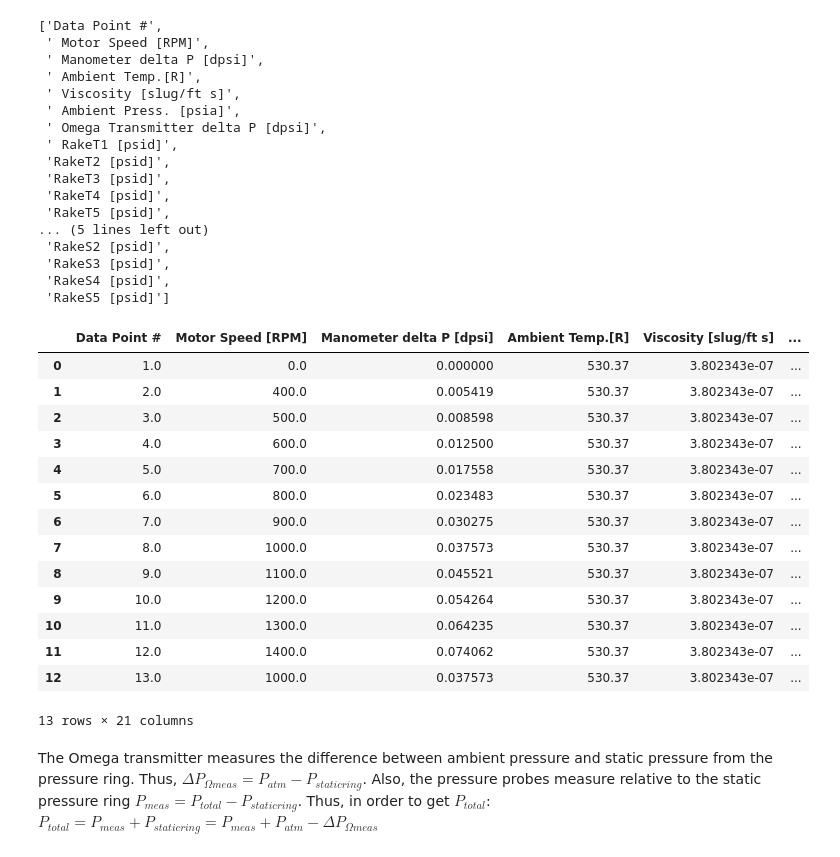
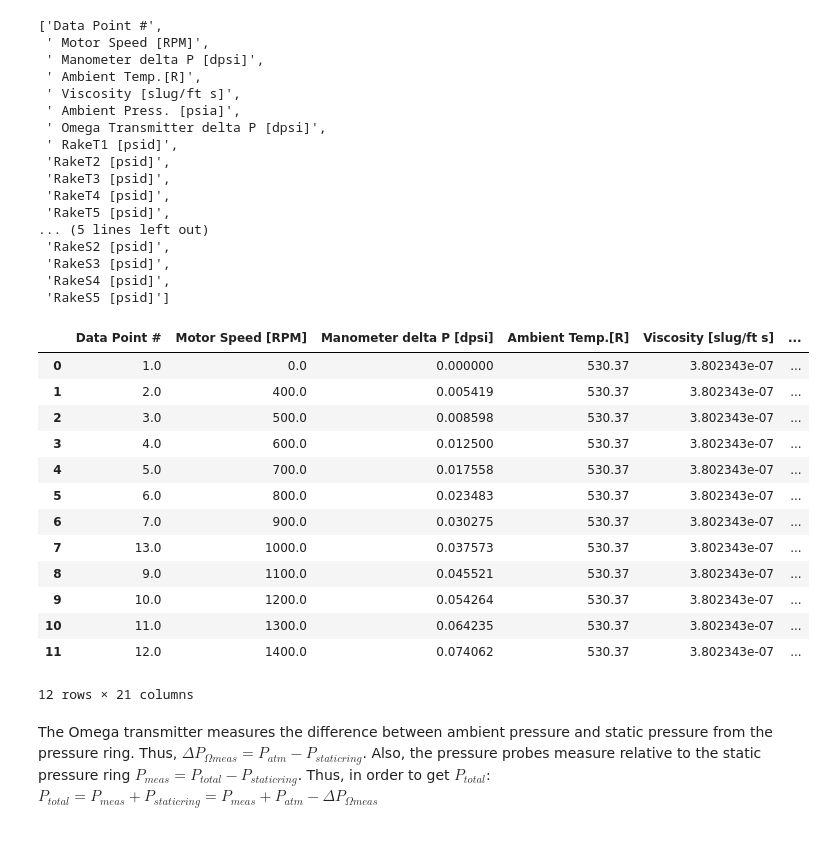
Before and after one commit to insfyre/ae460-fa24-abx, a Jupyter notebook: lab1/lab1.ipynb, the cells around one changed output. Saved outputs shown, nothing was run; the diff lists cells and outputs as text; code cells hidden in the pictures.

```diff
--- a/lab1/lab1.ipynb
+++ b/lab1/lab1.ipynb
@@ -25,24 +25,26 @@ cols
  'RakeS3 [psid]',
  'RakeS4 [psid]',
  'RakeS5 [psid]']
-# %%
-df #prints the dataframe for viewing
-# %% [output]
-|  | Data Point # | Motor Speed [RPM] | Manometer delta P [dpsi] | Ambient Temp.[R] | Viscosity [slug/ft s] | ... |
-| 0 | 1.0 | 0.0 | 0.000000 | 530.37 | 3.802343e-07 | ... |
-| 1 | 2.0 | 400.0 | 0.005419 | 530.37 | 3.802343e-07 | ... |
-| 2 | 3.0 | 500.0 | 0.008598 | 530.37 | 3.802343e-07 | ... |
-| 3 | 4.0 | 600.0 | 0.012500 | 530.37 | 3.802343e-07 | ... |
-| 4 | 5.0 | 700.0 | 0.017558 | 530.37 | 3.802343e-07 | ... |
-| 5 | 6.0 | 800.0 | 0.023483 | 530.37 | 3.802343e-07 | ... |
-| 6 | 7.0 | 900.0 | 0.030275 | 530.37 | 3.802343e-07 | ... |
-| 7 | 8.0 | 1000.0 | 0.037573 | 530.37 | 3.802343e-07 | ... |
-| 8 | 9.0 | 1100.0 | 0.045521 | 530.37 | 3.802343e-07 | ... |
-| 9 | 10.0 | 1200.0 | 0.054264 | 530.37 | 3.802343e-07 | ... |
-| 10 | 11.0 | 1300.0 | 0.064235 | 530.37 | 3.802343e-07 | ... |
-| 11 | 12.0 | 1400.0 | 0.074062 | 530.37 | 3.802343e-07 | ... |
-| 12 | 13.0 | 1000.0 | 0.037573 | 530.37 | 3.802343e-07 | ... |
-13 rows × 21 columns
+# %%
+#remove extra data point, rearrange dataframes:
+df = df.reindex([0,1,2,3,4,5,6,12,8,9,10,11])
+df = df.reset_index(drop=True)
+df #prints the dataframe for viewing
+# %% [output]
+|  | Data Point # | Motor Speed [RPM] | Manometer delta P [dpsi] | Ambient Temp.[R] | Viscosity [slug/ft s] | ... |
+| 0 | 1.0 | 0.0 | 0.000000 | 530.37 | 3.802343e-07 | ... |
+| 1 | 2.0 | 400.0 | 0.005419 | 530.37 | 3.802343e-07 | ... |
+| 2 | 3.0 | 500.0 | 0.008598 | 530.37 | 3.802343e-07 | ... |
+| 3 | 4.0 | 600.0 | 0.012500 | 530.37 | 3.802343e-07 | ... |
+| 4 | 5.0 | 700.0 | 0.017558 | 530.37 | 3.802343e-07 | ... |
+| 5 | 6.0 | 800.0 | 0.023483 | 530.37 | 3.802343e-07 | ... |
+| 6 | 7.0 | 900.0 | 0.030275 | 530.37 | 3.802343e-07 | ... |
+| 7 | 13.0 | 1000.0 | 0.037573 | 530.37 | 3.802343e-07 | ... |
+| 8 | 9.0 | 1100.0 | 0.045521 | 530.37 | 3.802343e-07 | ... |
+| 9 | 10.0 | 1200.0 | 0.054264 | 530.37 | 3.802343e-07 | ... |
+| 10 | 11.0 | 1300.0 | 0.064235 | 530.37 | 3.802343e-07 | ... |
+| 11 | 12.0 | 1400.0 | 0.074062 | 530.37 | 3.802343e-07 | ... |
+12 rows × 21 columns
 # %% [markdown]
 The Omega transmitter measures the difference between ambient pressure and static pressure from the pressure ring. Thus, $\Delta P_{\Omega meas} = P_{atm} - P_{static ring}$. Also, the pressure probes measure relative to the static pressure ring $P_{meas} = P_{total} - P_{static ring}$. Thus, in order to get $P_{total}$: $P_{total} = P_{meas}+P_{static ring} = P_{meas} + P_{atm} - \Delta P_{\Omega meas}$
 # %%
```
Also changed, not shown: parts of 6 cells of this notebook, 1 other file.
